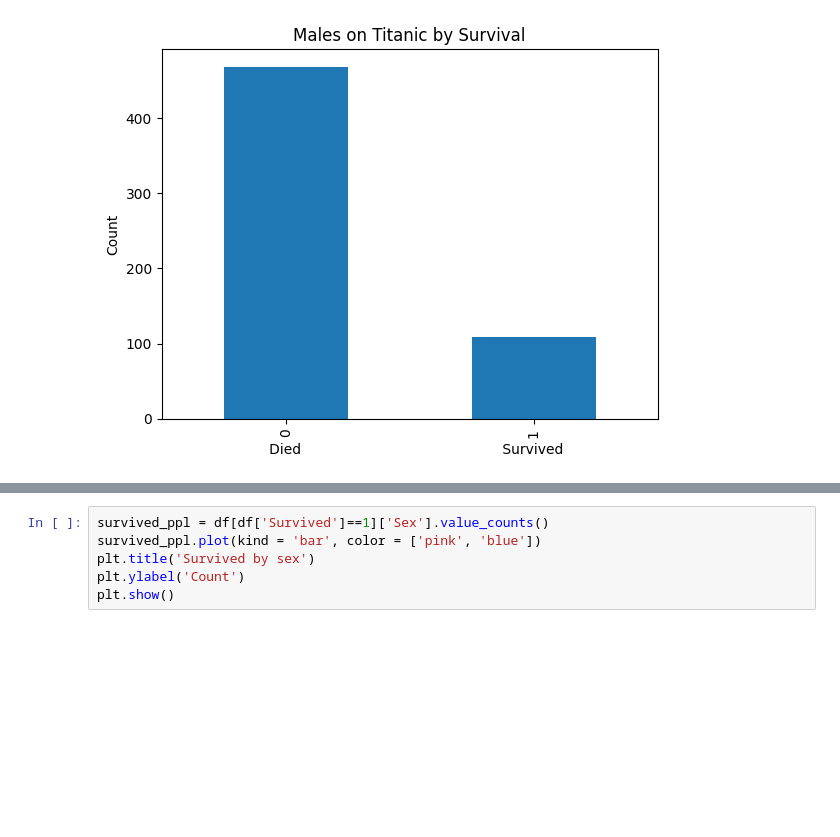
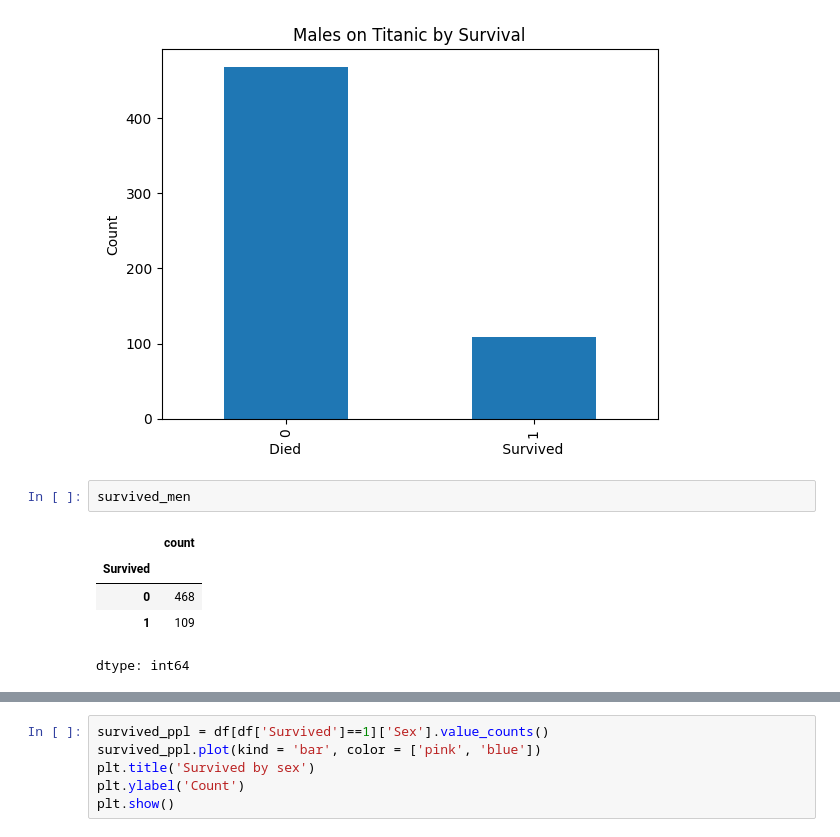
Before and after one commit to byambaa1982/python_cources_for_beginers, a Jupyter notebook: titanic_data_analysis/titanic_data_visualization.ipynb, the cells around one changed output, grey strips where cells are left out. Drawn from its saved outputs; the diff is of its cells as text; blank space fills up the shorter version.

```diff
--- a/titanic_data_analysis/titanic_data_visualization.ipynb
+++ b/titanic_data_analysis/titanic_data_visualization.ipynb
@@ -95,3 +95,11 @@ plt.ylabel('Count')
 plt.show()
 # %% [output]
 [figure]
+# %%
+survived_men
+# %% [output]
+|  | count |
+| Survived |  |
+| 0 | 468 |
+| 1 | 109 |
+dtype: int64
```
Also changed, not shown: parts of 3 cells of this notebook.
